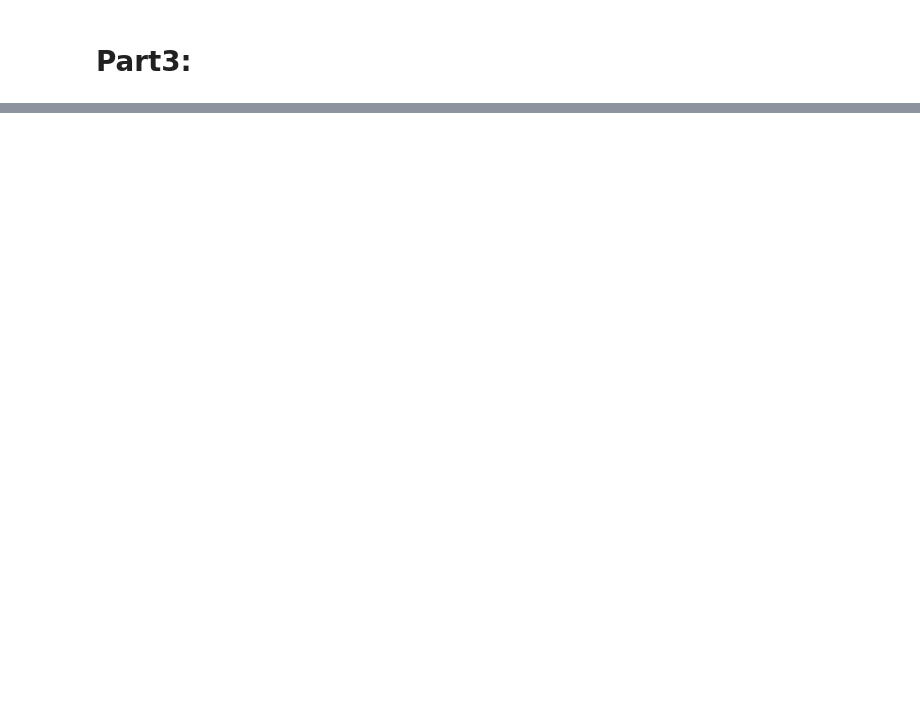
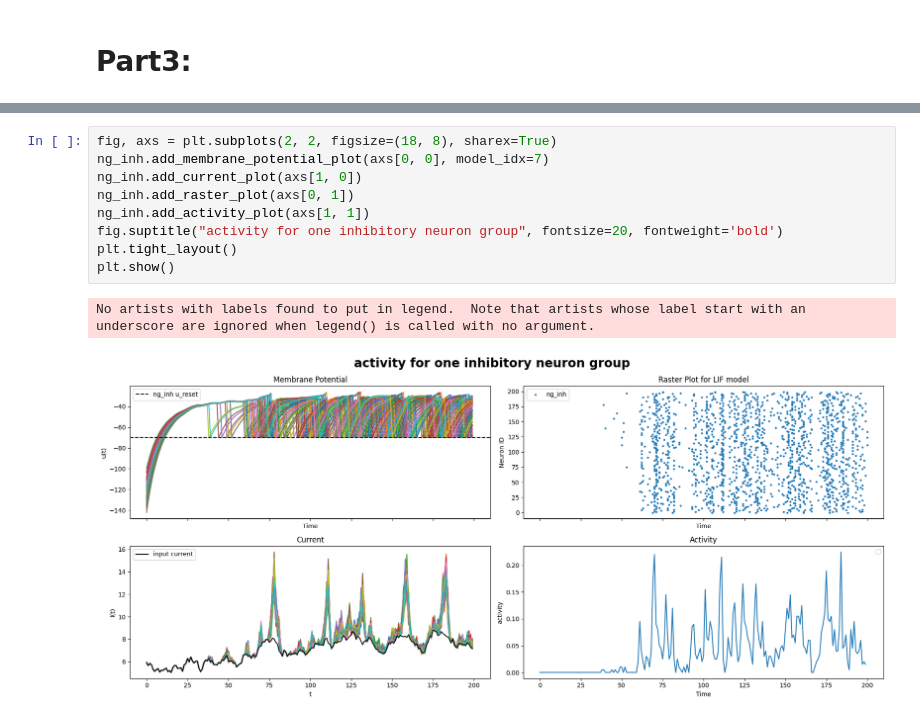
Before and after one commit to Amir-Entezari/Neuroscience-synapses_and_populations, a Jupyter notebook: part3.ipynb, the cells around one changed output, grey strips where cells are left out. Drawn from its saved outputs; the diff is of its cells as text; blank space fills up the shorter version.

```diff
--- a/part3.ipynb
+++ b/part3.ipynb
@@ -151,0 +253,12 @@ KeyError: 5
+# %%
+fig, axs = plt.subplots(2, 2, figsize=(18, 8), sharex=True)
+ng_inh.add_membrane_potential_plot(axs[0, 0], model_idx=7)
+ng_inh.add_current_plot(axs[1, 0])
+ng_inh.add_raster_plot(axs[0, 1])
+ng_inh.add_activity_plot(axs[1, 1])
+fig.suptitle("activity for one inhibitory neuron group", fontsize=20, fontweight='bold')
+plt.tight_layout()
+plt.show()
+# %% [output]
+No artists with labels found to put in legend.  Note that artists whose label start with an underscore are ignored when legend() is called with no argument.
+[figure, added]
```
Also changed, not shown: parts of 13 cells of this notebook.
